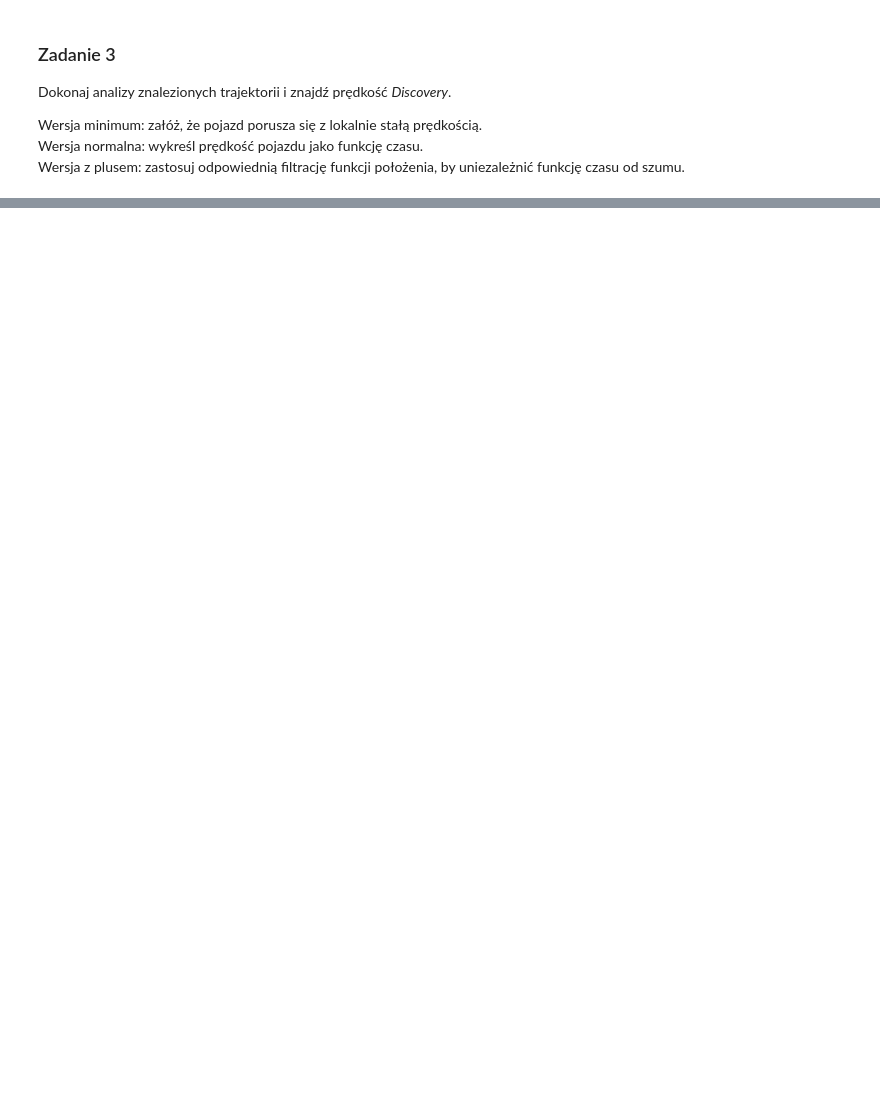
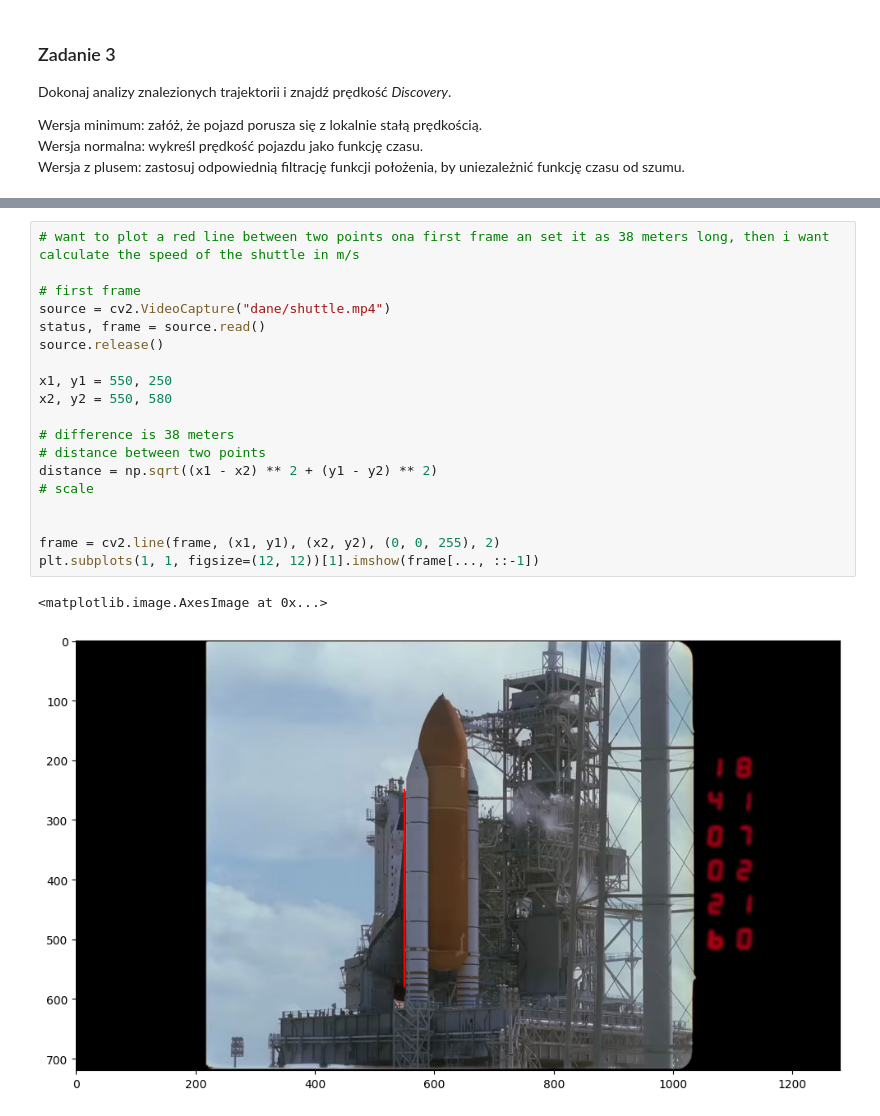
Before and after one commit to Filipstrozik/image-and-video-processing, a Jupyter notebook: Laboratorium 8-20250112/Lab8.2_zadanie.ipynb, the cells around one changed output, grey strips where cells are left out. Cells and saved outputs as stored; diff of their text form; blank space fills up the shorter version.

Commit message:
Lista 8 speed estimation

```diff
--- a/Laboratorium 8-20250112/Lab8.2_zadanie.ipynb
+++ b/Laboratorium 8-20250112/Lab8.2_zadanie.ipynb
@@ -326,0 +417,22 @@ Wersja z plusem: zastosuj odpowiednią filtrację funkcji położenia, by unieza
+# %%
+# want to plot a red line between two points ona first frame an set it as 38 meters long, then i want calculate the speed of the shuttle in m/s
+
+# first frame
+source = cv2.VideoCapture("dane/shuttle.mp4")
+status, frame = source.read()
+source.release()
+
+x1, y1 = 550, 250
+x2, y2 = 550, 580
+
+# difference is 38 meters
+# distance between two points
+distance = np.sqrt((x1 - x2) ** 2 + (y1 - y2) ** 2)
+# scale
+
+
+frame = cv2.line(frame, (x1, y1), (x2, y2), (0, 0, 255), 2)
+plt.subplots(1, 1, figsize=(12, 12))[1].imshow(frame[..., ::-1])
+# %% [output]
+<matplotlib.image.AxesImage at 0x...>
+[figure, added]
```
Also changed, not shown: parts of 21 cells of this notebook.
